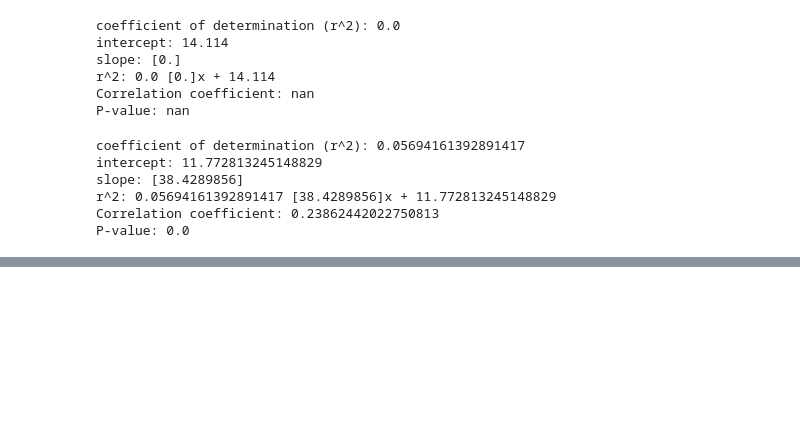
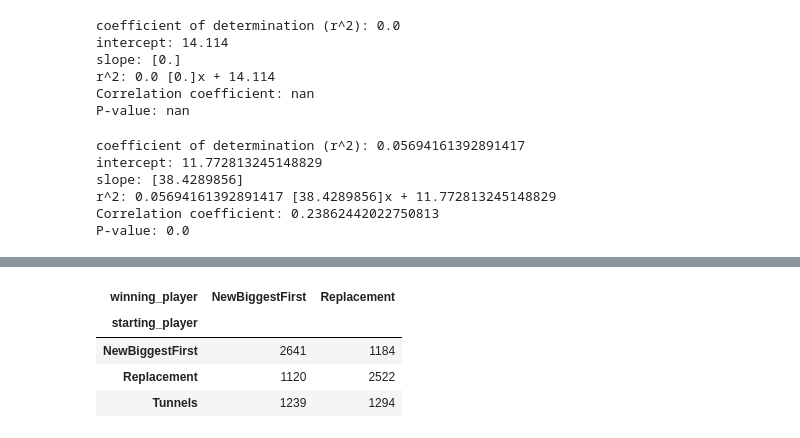
Before and after one commit to P-Hicks/SeniorResearchProject, a Jupyter notebook: notebooks_stats_and_tests.ipynb, the cells around one changed output, grey strips where cells are left out. Drawn from its saved outputs; the diff is of its cells as text; code cells hidden in the pictures; blank space fills up the shorter version.

```diff
--- a/notebooks_stats_and_tests.ipynb
+++ b/notebooks_stats_and_tests.ipynb
@@ -563,0 +597,27 @@ P-value: 0.0
+# %%
+from notebook_utils.queries import run_query_file
+import pandas as pd
+data = run_query_file('sql_queries/get_starting_player_and_winning_player.sql')
+# print(data)
+
+_i_df = {
+    'id':[i[0] for i in data],
+    'numplayers': [i[1] for i in data],
+    'starting_player': [i[2] for i in data],
+    'winning_player': [i[3] for i in data],
+}
+
+player_winds_df = pd.DataFrame(_i_df)
+player_winds_df = player_winds_df[player_winds_df['numplayers'] == 3]
+player_winds_df = player_winds_df[player_winds_df['winning_player'] !=  "Tunnels"]
+crosstab = pd.crosstab(
+    player_winds_df['starting_player'],
+    player_winds_df['winning_player'],
+)
+crosstab
+# %% [output]
+| winning_player | NewBiggestFirst | Replacement |
+| starting_player |  |  |
+| NewBiggestFirst | 2641 | 1184 |
+| Replacement | 1120 | 2522 |
+| Tunnels | 1239 | 1294 |
```
Also changed, not shown: parts of 4 cells of this notebook, 2 other files.
